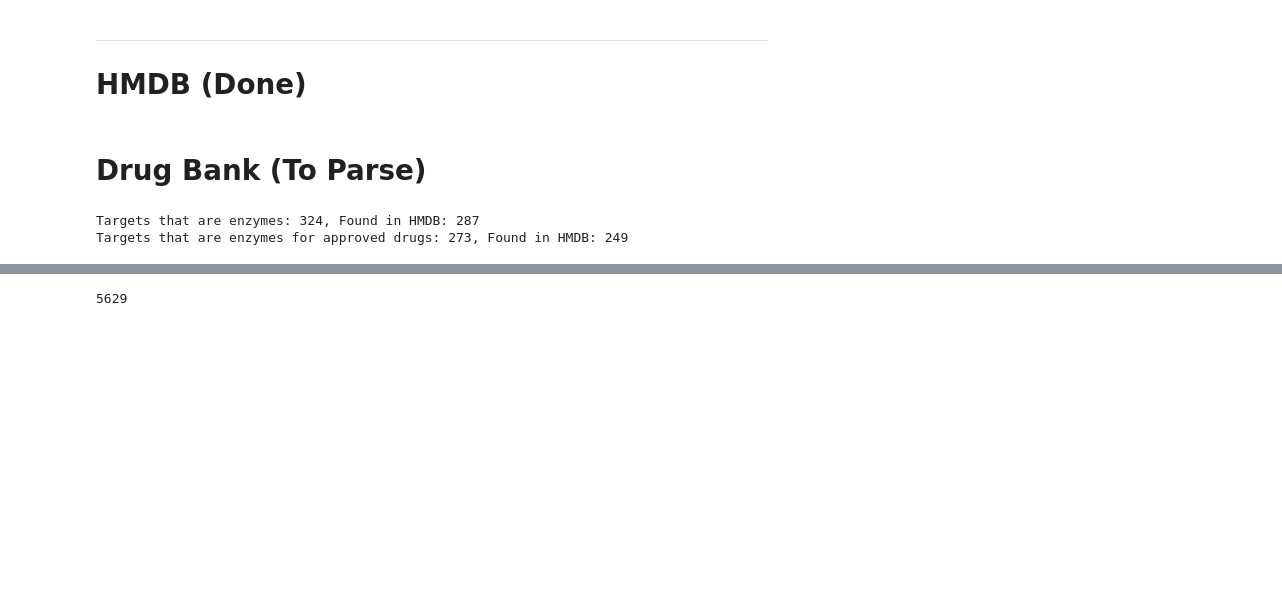
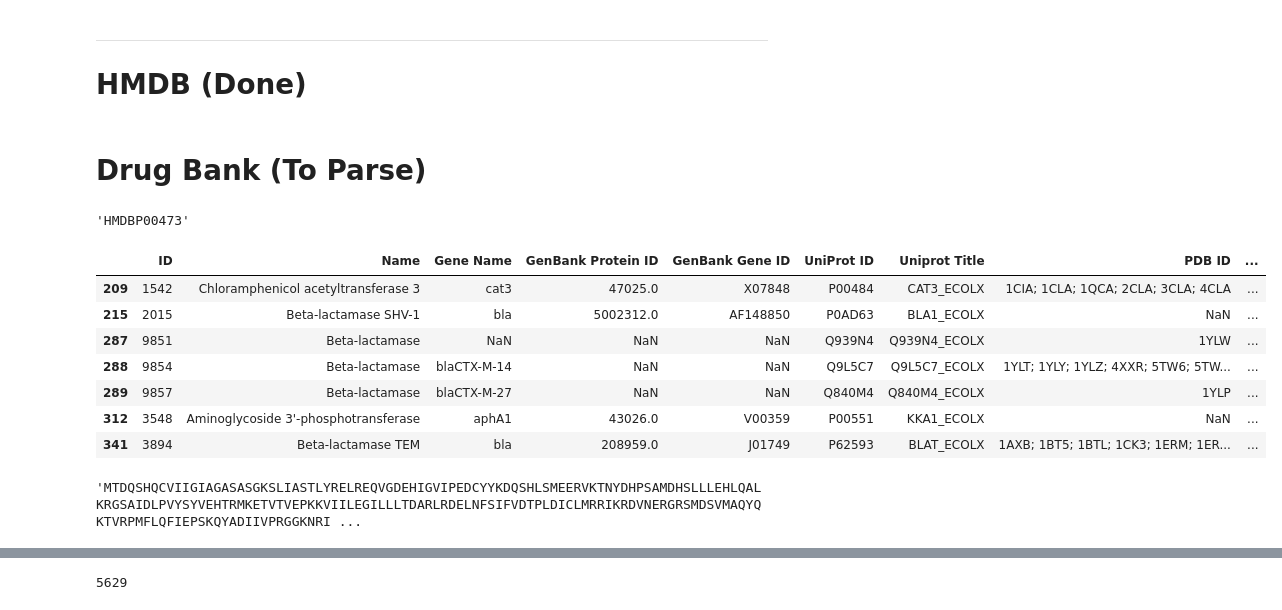
Before and after one commit to pgmikhael/clipzyme, a Jupyter notebook: notebooks/metabio.ipynb, the cells around one changed output, grey strips where cells are left out. Cells and saved outputs as stored; diff of their text form; code cells hidden in the pictures; blank space fills up the shorter version.

```diff
--- a/notebooks/metabio.ipynb
+++ b/notebooks/metabio.ipynb
@@ -204,8 +209,12 @@ protein_db = json.load(open("/Mounts/rbg-storage1/datasets/Metabo/HMDB/proteins.
+# %%
+protein_db['HMDBP00473']
+# %% [output]
+'HMDBP00473'
 # %%
 # enzymes that are targets
-targets = pd.read_csv("drugbank_all_target_polypeptide_ids/all.csv")
-enzymes = pd.read_csv("drugbank_all_enzyme_polypeptide_ids/all.csv")
-approved = pd.read_csv("drugbank_approved_target_polypeptide_ids/all.csv")
+targets = pd.read_csv("/Mounts/rbg-storage1/users/pgmikhael/DrugBank/drugbank_all_target_polypeptide_ids/all.csv")
+enzymes = pd.read_csv("/Mounts/rbg-storage1/users/pgmikhael/DrugBank/drugbank_all_enzyme_polypeptide_ids/all.csv")
+approved = pd.read_csv("/Mounts/rbg-storage1/users/pgmikhael/DrugBank/drugbank_approved_target_polypeptide_ids/all.csv")
 
 targets_as_enzymes = [ t for t in set(targets['UniProt ID']) if t in set(enzymes['UniProt ID'])]
 approved_targets_as_enzymes = [ t for t in targets_as_enzymes if t in set(approved['UniProt ID'])]
@@ -213,11 +222,19 @@ approved_targets_as_enzymes = [ t for t in targets_as_enzymes if t in set(approv
 summary = "Targets that are enzymes: {}, Found in HMDB: {} \
 \nTargets that are enzymes for approved drugs: {}, Found in HMDB: {}"
 
-print(
-    summary.format(
-    len(targets_as_enzymes), len([t for t in targets_as_enzymes if hmdb_to_uniprot.get(t, False) ]),
-    len(approved_targets_as_enzymes), len([t for t in approved_targets_as_enzymes if hmdb_to_uniprot.get(t, False) ]))
-)
+# print(
+#     summary.format(
+#     len(targets_as_enzymes), len([t for t in targets_as_enzymes if hmdb_to_uniprot.get(t, False) ]),
+#     len(approved_targets_as_enzymes), len([t for t in approved_targets_as_enzymes if hmdb_to_uniprot.get(t, False) ]))
+# )
-# %% [output]
-Targets that are enzymes: 324, Found in HMDB: 287
-Targets that are enzymes for approved drugs: 273, Found in HMDB: 249
+# %%
+enzymes[enzymes['Species'] == "Escherichia coli"]
+# %% [output]
+|  | ID | Name | Gene Name | GenBank Protein ID | GenBank Gene ID | UniProt ID | Uniprot Title | PDB ID | ... |
+| 209 | 1542 | Chloramphenicol acetyltransferase 3 | cat3 | 47025.0 | X07848 | P00484 | CAT3_ECOLX | 1CIA; 1CLA; 1QCA; 2CLA; 3CLA; 4CLA | ... |
+| 215 | 2015 | Beta-lactamase SHV-1 | bla | 5002312.0 | AF148850 | P0AD63 | BLA1_ECOLX | NaN | ... |
+| 287 | 9851 | Beta-lactamase | NaN | NaN | NaN | Q939N4 | Q939N4_ECOLX | 1YLW | ... |
+| 288 | 9854 | Beta-lactamase | blaCTX-M-14 | NaN | NaN | Q9L5C7 | Q9L5C7_ECOLX | 1YLT; 1YLY; 1YLZ; 4XXR; 5TW6; 5TW... | ... |
+| 289 | 9857 | Beta-lactamase | blaCTX-M-27 | NaN | NaN | Q840M4 | Q840M4_ECOLX | 1YLP | ... |
+| 312 | 3548 | Aminoglycoside 3'-phosphotransferase | aphA1 | 43026.0 | V00359 | P00551 | KKA1_ECOLX | NaN | ... |
+| 341 | 3894 | Beta-lactamase TEM | bla | 208959.0 | J01749 | P62593 | BLAT_ECOLX | 1AXB; 1BT5; 1BTL; 1CK3; 1ERM; 1ER... | ... |
@@ -223,0 +245,4 @@ Targets that are enzymes for approved drugs: 273, Found in HMDB: 249
+# %%
+ecoli_model[0]['proteins'][0]['protein_sequence']
+# %% [output]
+'MTDQSHQCVIIGIAGASASGKSLIASTLYRELREQVGDEHIGVIPEDCYYKDQSHLSMEERVKTNYDHPSAMDHSLLLEHLQALKRGSAIDLPVYSYVEHTRMKETVTVEPKKVIILEGILLLTDARLRDELNFSIFVDTPLDICLMRRIKRDVNERGRSMDSVMAQYQKTVRPMFLQFIEPSKQYADIIVPRGGKNRI ...
```
Also changed, not shown: parts of 149 cells of this notebook.
